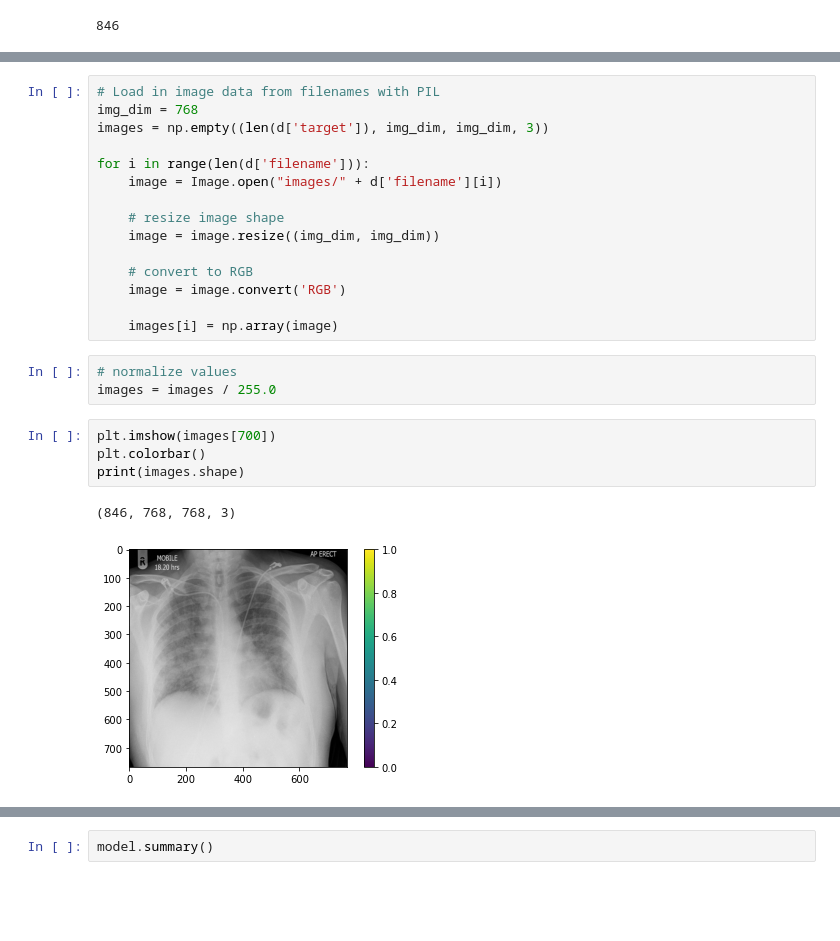
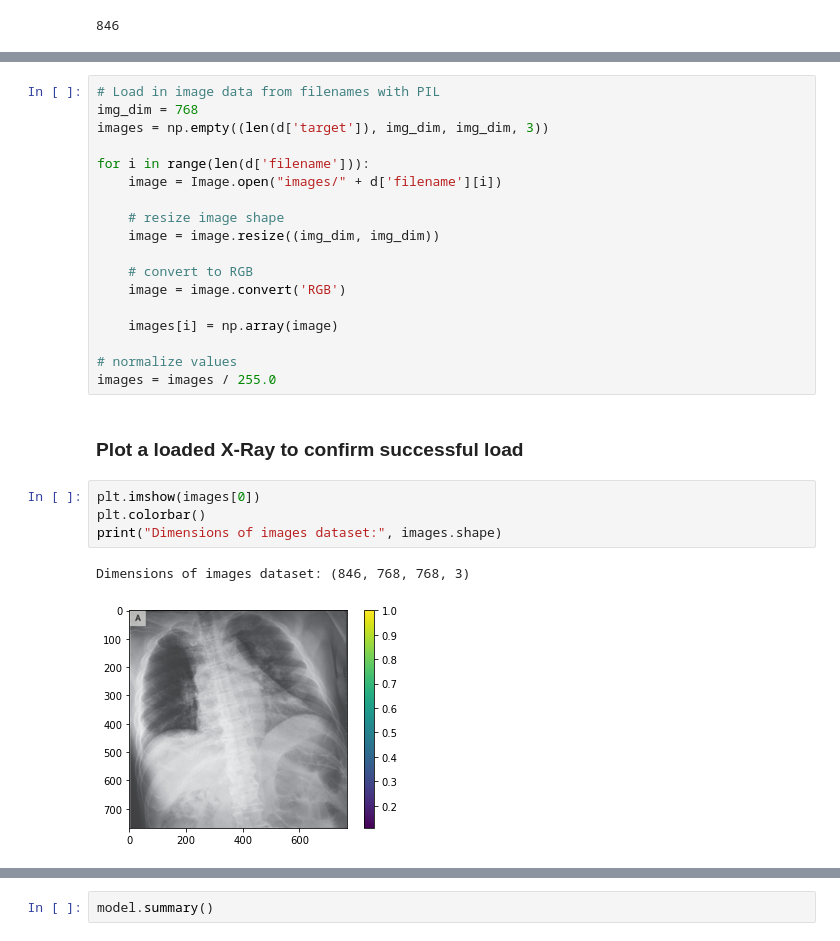
Before and after one commit to gdosulli/CS254_COVID, a Jupyter notebook: GOBT_CS254_MLCOVID.ipynb, the cells around one changed output, grey strips where cells are left out. Cells and saved outputs as stored; diff of their text form; blank space fills up the shorter version.

```diff
--- a/GOBT_CS254_MLCOVID.ipynb
+++ b/GOBT_CS254_MLCOVID.ipynb
@@ -218,13 +221,15 @@ for i in range(len(d['filename'])):
     image = image.convert('RGB')
 
     images[i] = np.array(image)
+
+# normalize values
+images = images / 255.0
-# %%
-# normalize values
-images = images / 255.0
+# %% [markdown]
+### Plot a loaded X-Ray to confirm successful load
 # %%
-plt.imshow(images[700])
+plt.imshow(images[0])
 plt.colorbar()
-print(images.shape)
+print("Dimensions of images dataset:", images.shape)
 # %% [output]
-(846, 768, 768, 3)
+Dimensions of images dataset: (846, 768, 768, 3)
-[figure, old version]
+[figure, new version]
```
Also changed, not shown: parts of 32 cells of this notebook.
